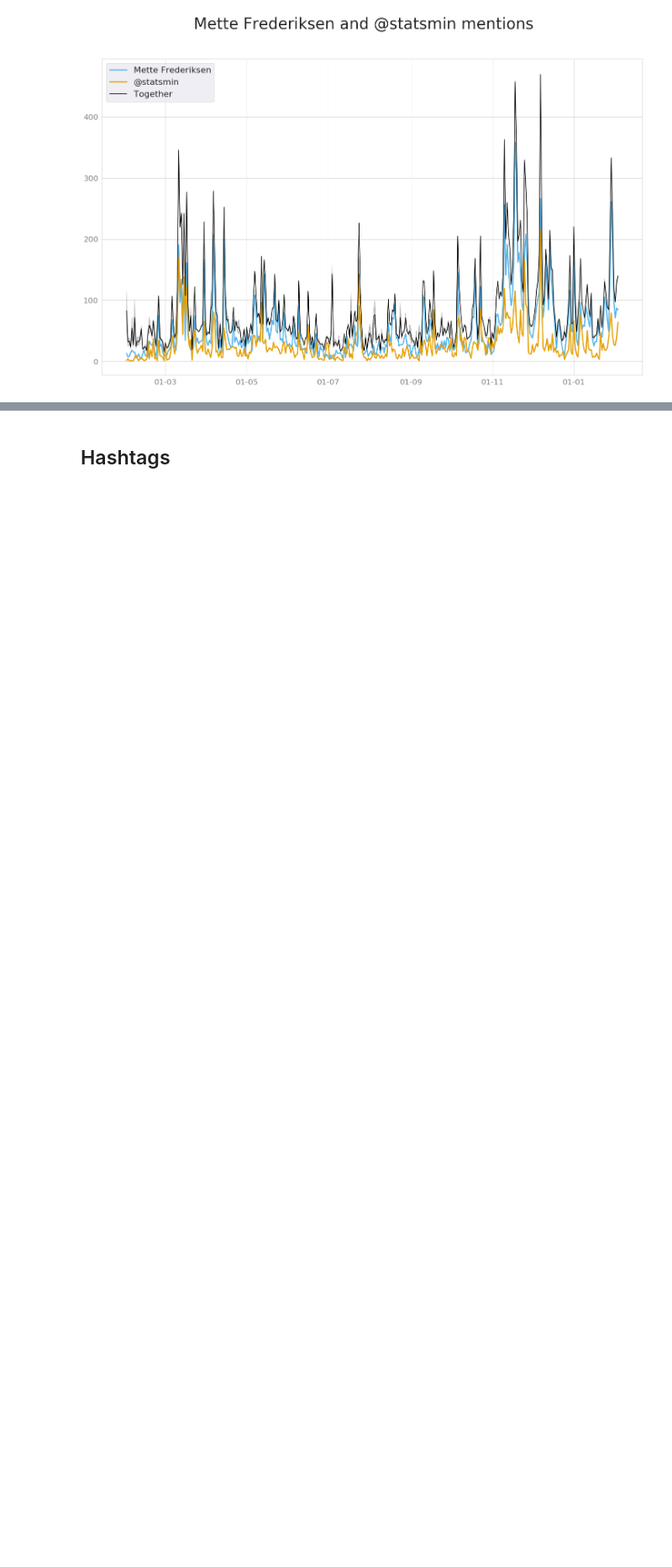
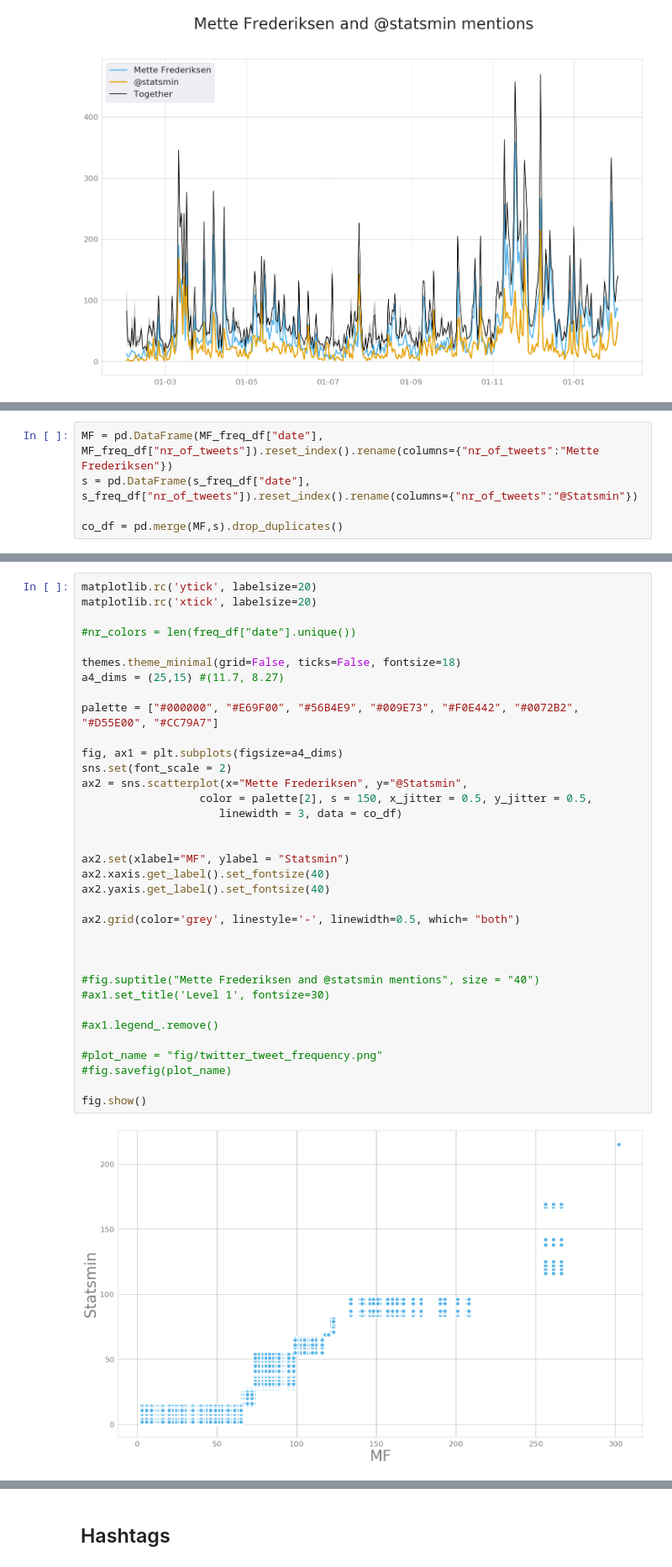
Before and after one commit to centre-for-humanities-computing/hope-mette-frederiksen, a Jupyter notebook: explore_twitter_data.ipynb, the cells around one changed output, grey strips where cells are left out. Shown at 84% size. Saved outputs shown, nothing was run; the diff lists cells and outputs as text; blank space fills up the shorter version.

```diff
--- a/explore_twitter_data.ipynb
+++ b/explore_twitter_data.ipynb
@@ -270,0 +289,5 @@ fig.show()
+# %%
+MF = pd.DataFrame(MF_freq_df["date"], MF_freq_df["nr_of_tweets"]).reset_index().rename(columns={"nr_of_tweets":"Mette Frederiksen"})
+s = pd.DataFrame(s_freq_df["date"], s_freq_df["nr_of_tweets"]).reset_index().rename(columns={"nr_of_tweets":"@Statsmin"})
+
+co_df = pd.merge(MF,s).drop_duplicates()
@@ -270,0 +310,37 @@ fig.show()
+# %%
+matplotlib.rc('ytick', labelsize=20)
+matplotlib.rc('xtick', labelsize=20)
+
+#nr_colors = len(freq_df["date"].unique())
+
+themes.theme_minimal(grid=False, ticks=False, fontsize=18)
+a4_dims = (25,15) #(11.7, 8.27)
+
+palette = ["#000000", "#E69F00", "#56B4E9", "#009E73", "#F0E442", "#0072B2", "#D55E00", "#CC79A7"]
+
+fig, ax1 = plt.subplots(figsize=a4_dims)
+sns.set(font_scale = 2)
+ax2 = sns.scatterplot(x="Mette Frederiksen", y="@Statsmin",
+                  color = palette[2], s = 150, x_jitter = 0.5, y_jitter = 0.5,
+                     linewidth = 3, data = co_df)
+
+
+ax2.set(xlabel="MF", ylabel = "Statsmin")
+ax2.xaxis.get_label().set_fontsize(40)
+ax2.yaxis.get_label().set_fontsize(40)
+
+ax2.grid(color='grey', linestyle='-', linewidth=0.5, which= "both")
+
+
+
+#fig.suptitle("Mette Frederiksen and @statsmin mentions", size = "40")
+#ax1.set_title('Level 1', fontsize=30)
+
+#ax1.legend_.remove()
+
+#plot_name = "fig/twitter_tweet_frequency.png"
+#fig.savefig(plot_name)
+
+fig.show()
+# %% [output]
+[figure, added]
```
Also changed, not shown: parts of 4 cells of this notebook, 3 other files.
